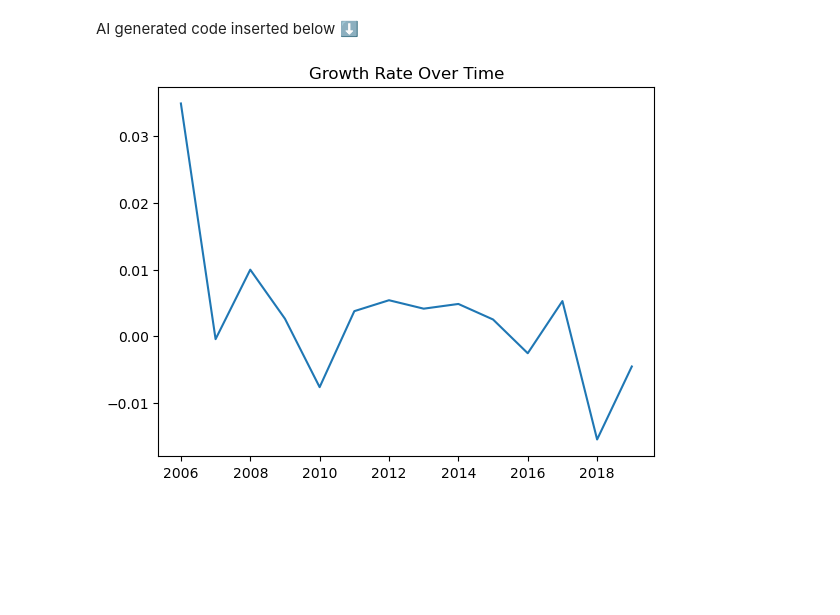
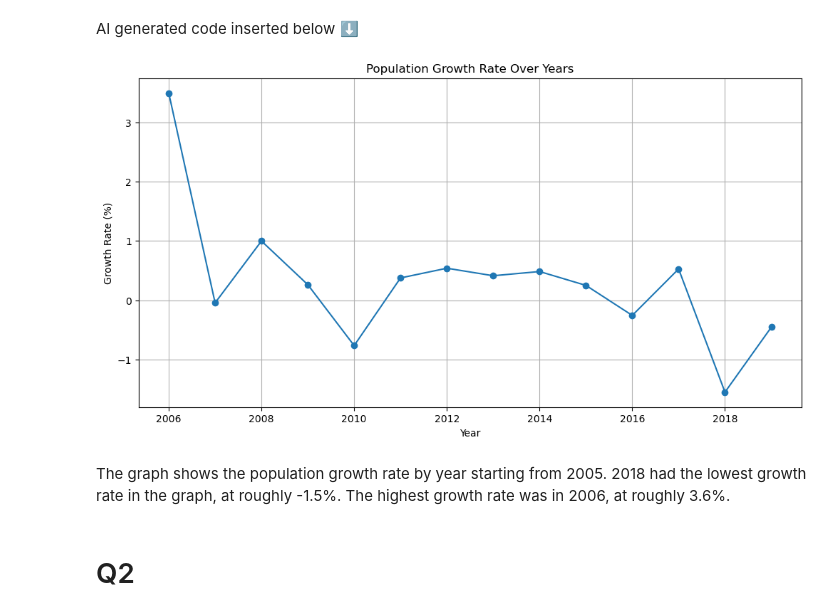
Before and after one commit to dellorkf/KDR-IA-340-2025, a Jupyter notebook: Lab 6.ipynb, the cells around one changed output. Drawn from its saved outputs; the diff is of its cells as text; code cells hidden in the pictures; blank space fills up the shorter version.

```diff
--- a/Lab 6.ipynb
+++ b/Lab 6.ipynb
@@ -91,17 +95,30 @@ os.environ["OPENAI_API_KEY"] = get_secret('openai_1')['api_key']
 Calculate the growth rate with the data provided in {ny_df}, use the ny_df directly, and visualize the result on a line chart
 # %% [output]
 AI generated code inserted below ⬇️
-# %%
-import pandas as pd
-import matplotlib.pyplot as plt
-
-data = { 'year':[2005,2006,2007,2008,2009,2010,2011,2012,2013,2014,2015,2016,2017,2018,2019], 'pop': [18655275,19306183,19297729,19490297,19541453,19392283,19465197,19570261,19651127,19746227,19795791,19745289,19849399,19542209,19453561] }
-
-ny_df = pd.DataFrame(data)
-ny_df['growth_rate'] = ny_df['pop'].pct_change()
-
-plt.plot(ny_df['year'], ny_df['growth_rate'])
-plt.title('Growth Rate Over Time')
-plt.show()
-# %% [output]
-[figure, removed]
+# %%
+import pandas as pd
+import matplotlib.pyplot as plt
+
+# Data
+data = {'year': [2005, 2006, 2007, 2008, 2009, 2010, 2011, 2012, 2013, 2014, 2015, 2016, 2017, 2018, 2019],
+        'pop': [18655275, 19306183, 19297729, 19490297, 19541453, 19392283, 19465197, 19570261, 19651127, 19746227, 19795791,19745289,19849399, 19542209, 19453561]}
+
+ny_df = pd.DataFrame(data)
+
+# Calculate growth rate
+ny_df['growth_rate'] = ny_df['pop'].pct_change() * 100
+
+# Plot
+plt.figure(figsize=(12, 6))
+plt.plot(ny_df['year'], ny_df['growth_rate'], marker='o')
+plt.title('Population Growth Rate Over Years')
+plt.xlabel('Year')
+plt.ylabel('Growth Rate (%)')
+plt.grid(True)
+plt.show()
+# %% [output]
+[figure, added]
+# %% [markdown]
+The graph shows the population growth rate by year starting from 2005. 2018 had the lowest growth rate in the graph, at roughly -1.5%. The highest growth rate was in 2006, at roughly 3.6%.
+# %% [markdown]
+# Q2
```
Also changed, not shown: parts of 1 cell of this notebook.
